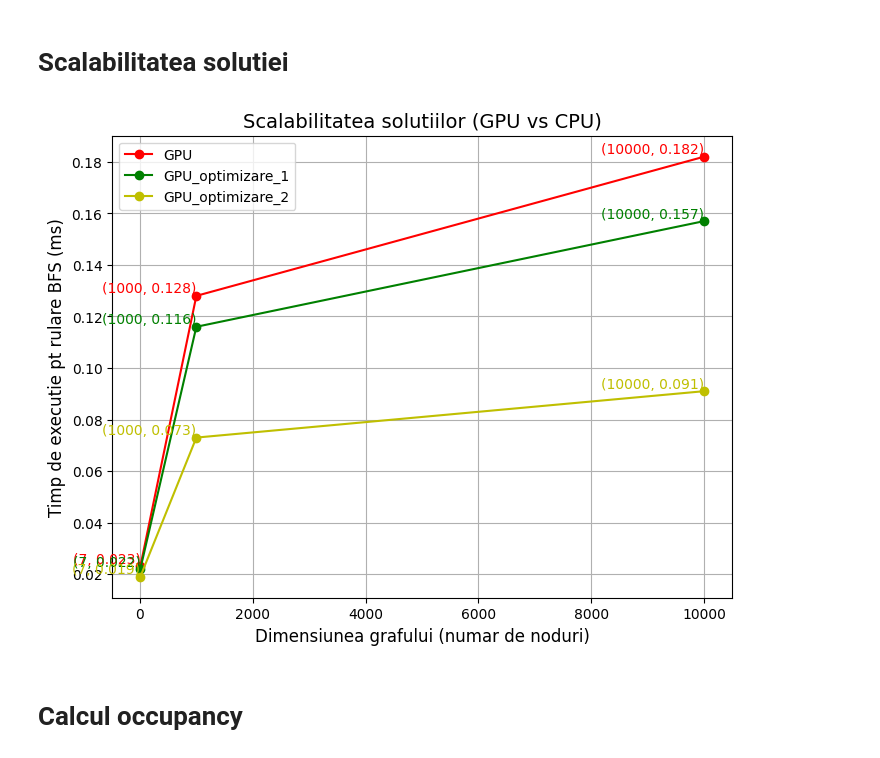
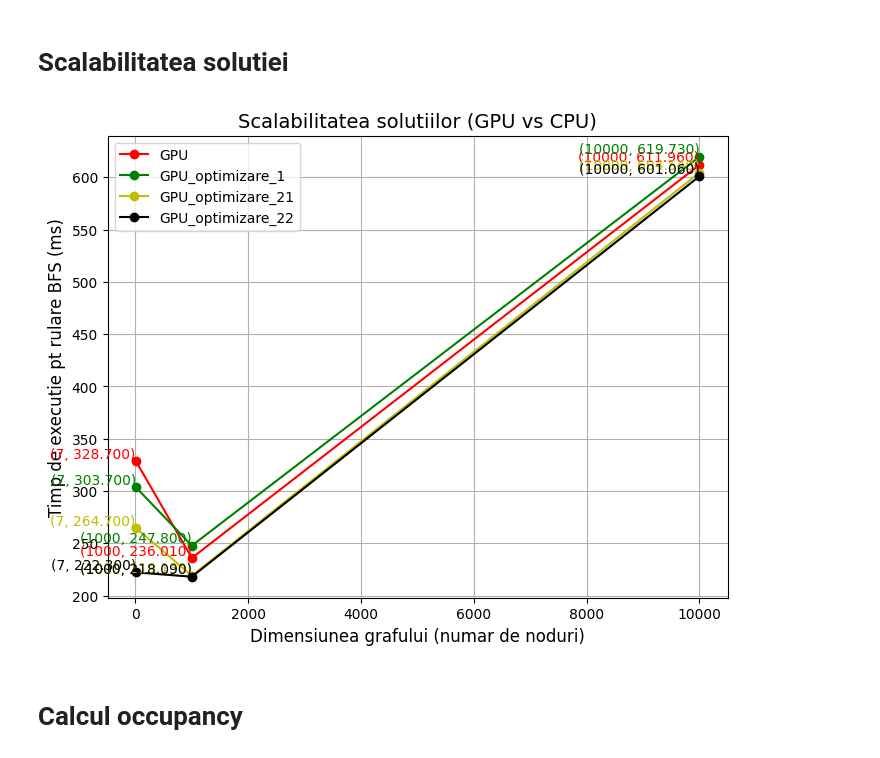
Before and after one commit to UrsachiGabriela/PGPU_proiect, a Jupyter notebook: Optimizari_BFS_GPU.ipynb, the cells around one changed output. Drawn from its saved outputs; the diff is of its cells as text; code cells hidden in the pictures.

```diff
--- a/Optimizari_BFS_GPU.ipynb
+++ b/Optimizari_BFS_GPU.ipynb
@@ -1252,41 +1286,45 @@ import matplotlib.pyplot as plt
 
 
 nodes = [7, 1000, 10000]
 
-cpu_times = [0.003, 0.264, 2.804]
-gpu_times = [0.023, 0.128, 0.182]
-gpu_times_shared_mem = [0.022, 0.116, 0.157]
-gpu_times_optim_2 = [0.019, 0.073, 0.091]
+cpu_times = [0.004, 14.85, 854.91]
+gpu_times = [328.7, 236.01, 611.96]
+gpu_times_shared_mem = [303.7, 247.8, 619.73]
+gpu_times_optim_21 = [264.7, 219.13, 604.54]
+gpu_times_optim_22 = [222.3, 218.09, 601.06]
 
 
 plt.figure(figsize=(8,6))
-#plt.plot(nodes, cpu_times, label='CPU', marker='o', color='b')
+# plt.plot(nodes, cpu_times, label='CPU', marker='o', color='b')
 plt.plot(nodes, gpu_times, label='GPU', marker='o', color='r')
 plt.plot(nodes, gpu_times_shared_mem, label='GPU_optimizare_1', marker='o', color='g')
-plt.plot(nodes, gpu_times_optim_2, label='GPU_optimizare_2', marker='o', color='y')
+plt.plot(nodes, gpu_times_optim_21, label='GPU_optimizare_21', marker='o', color='y')
+plt.plot(nodes, gpu_times_optim_22, label='GPU_optimizare_22', marker='o', color='#000000')
 
 
 # for x, y in zip(nodes, cpu_times):
 #     plt.text(x, y, f'({x}, {y:.3f})', fontsize=10, ha='right', va='bottom', color='b')
 for x, y in zip(nodes, gpu_times):
     plt.text(x, y, f'({x}, {y:.3f})', fontsize=10, ha='right', va='bottom', color='r')
 for x, y in zip(nodes, gpu_times_shared_mem):
     plt.text(x, y, f'({x}, {y:.3f})', fontsize=10, ha='right', va='bottom', color='g')
-for x, y in zip(nodes, gpu_times_optim_2):
+for x, y in zip(nodes, gpu_times_optim_21):
     plt.text(x, y, f'({x}, {y:.3f})', fontsize=10, ha='right', va='bottom', color='y')
+for x, y in zip(nodes, gpu_times_optim_22):
+    plt.text(x, y, f'({x}, {y:.3f})', fontsize=10, ha='right', va='bottom', color='#000000')
 
 plt.xlabel('Dimensiunea grafului (numar de noduri)', fontsize=12)
 plt.ylabel('Timp de executie pt rulare BFS (ms)', fontsize=12)
 plt.title('Scalabilitatea solutiilor (GPU vs CPU)', fontsize=14)
 
 
 plt.legend()
 
 
 plt.grid(True)
 plt.show()
 # %% [output]
-[figure, old version]
+[figure, new version]
 # %% [markdown]
 # **Calcul occupancy**
 # %%
```
Also changed, not shown: parts of 9 cells of this notebook.
